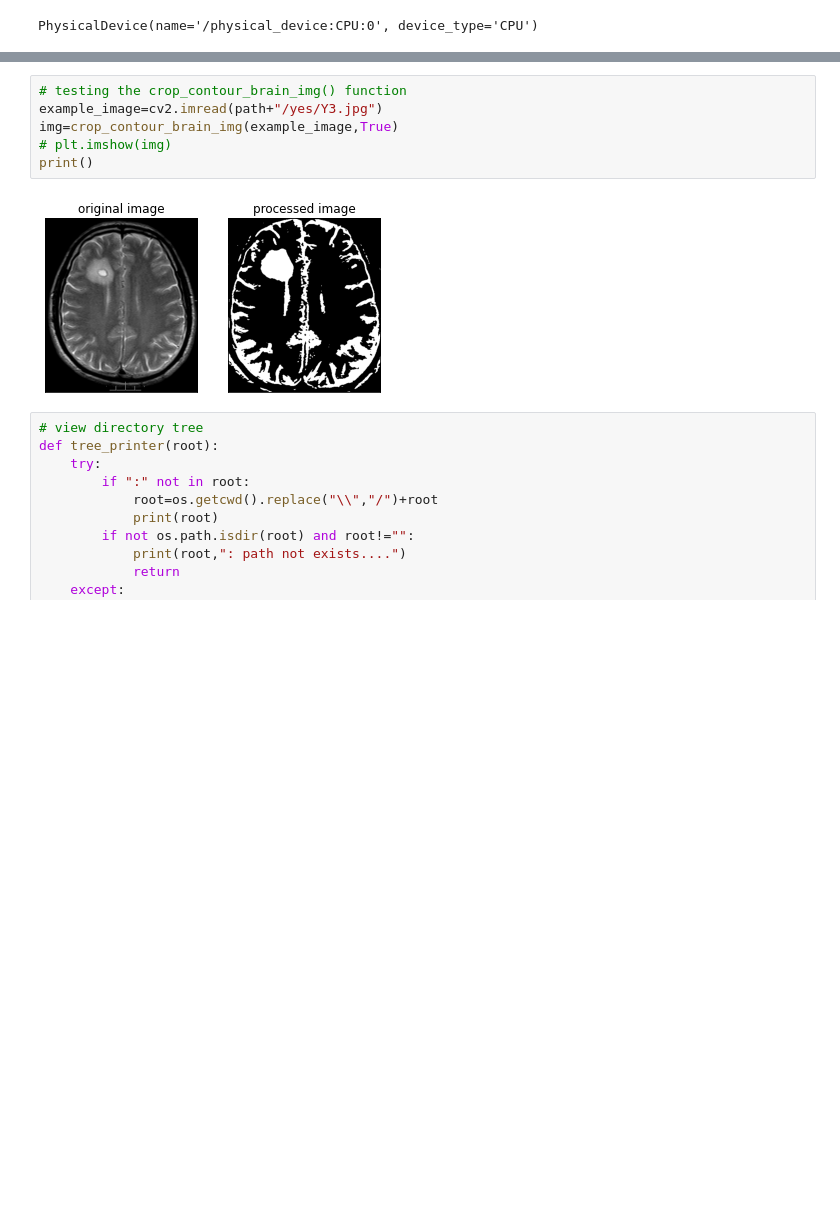
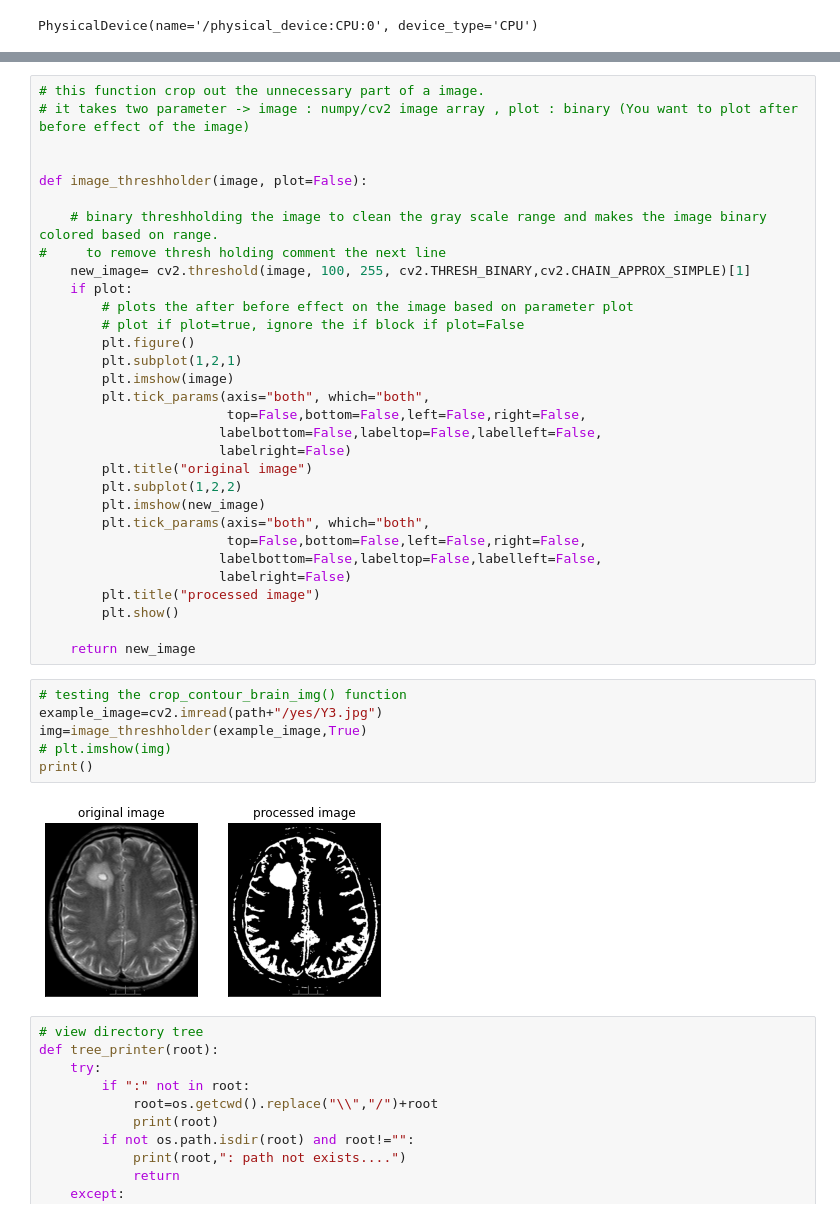
Before and after one commit to tirtharajsinha/Brain_tumor_analyze_with_cnn, a Jupyter notebook: Autoencoder for image compression using Deep learning.ipynb, the cells around one changed output, grey strips where cells are left out. Saved outputs shown, nothing was run; the diff lists cells and outputs as text; blank space fills up the shorter version.

```diff
--- a/Autoencoder for image compression using Deep learning.ipynb
+++ b/Autoencoder for image compression using Deep learning.ipynb
@@ -157,11 +104,42 @@ def crop_contour_brain_img(image, plot=False):
+# %%
+# this function crop out the unnecessary part of a image.
+# it takes two parameter -> image : numpy/cv2 image array , plot : binary (You want to plot after before effect of the image)
+
+
+def image_threshholder(image, plot=False):
+
+    # binary threshholding the image to clean the gray scale range and makes the image binary colored based on range.
+#     to remove thresh holding comment the next line
+    new_image= cv2.threshold(image, 100, 255, cv2.THRESH_BINARY,cv2.CHAIN_APPROX_SIMPLE)[1]
+    if plot:
+        # plots the after before effect on the image based on parameter plot
+        # plot if plot=true, ignore the if block if plot=False
+        plt.figure()
+        plt.subplot(1,2,1)
+        plt.imshow(image)
+        plt.tick_params(axis="both", which="both",
+                        top=False,bottom=False,left=False,right=False,
+                       labelbottom=False,labeltop=False,labelleft=False,
+                       labelright=False)
+        plt.title("original image")
+        plt.subplot(1,2,2)
+        plt.imshow(new_image)
+        plt.tick_params(axis="both", which="both",
+                        top=False,bottom=False,left=False,right=False,
+                       labelbottom=False,labeltop=False,labelleft=False,
+                       labelright=False)
+        plt.title("processed image")
+        plt.show()
+
+    return new_image
 # %%
 # testing the crop_contour_brain_img() function
 example_image=cv2.imread(path+"/yes/Y3.jpg")
-img=crop_contour_brain_img(example_image,True)
+img=image_threshholder(example_image,True)
 # plt.imshow(img)
 print()
 # %% [output]
-[figure, old version]
+[figure, new version]
 # %%
 # view directory tree
 def tree_printer(root):
```
Also changed, not shown: parts of 10 cells of this notebook, 2 other files.
